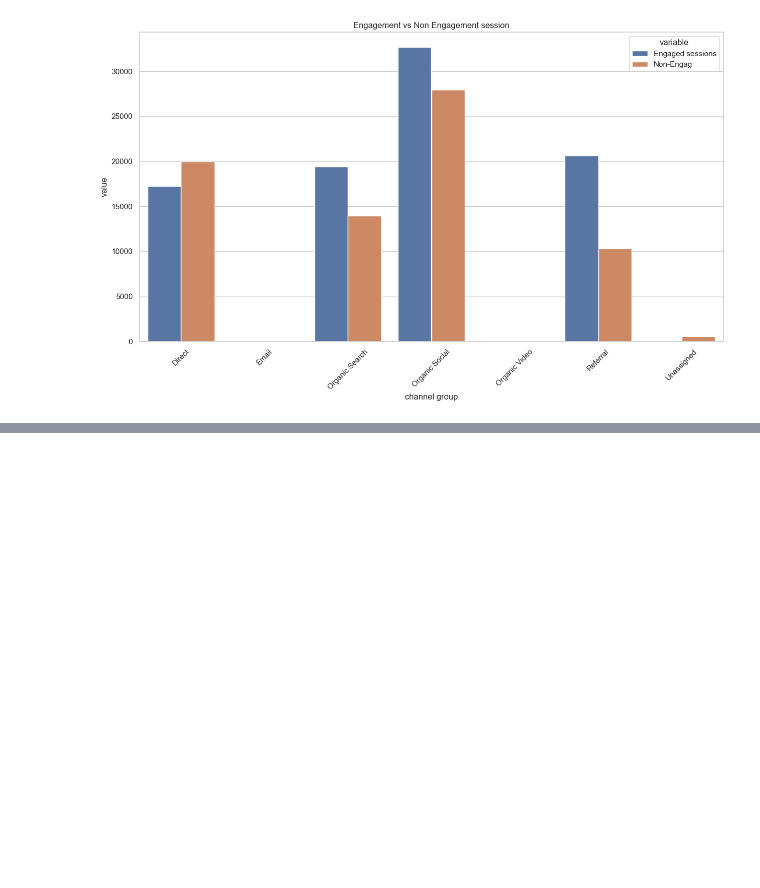
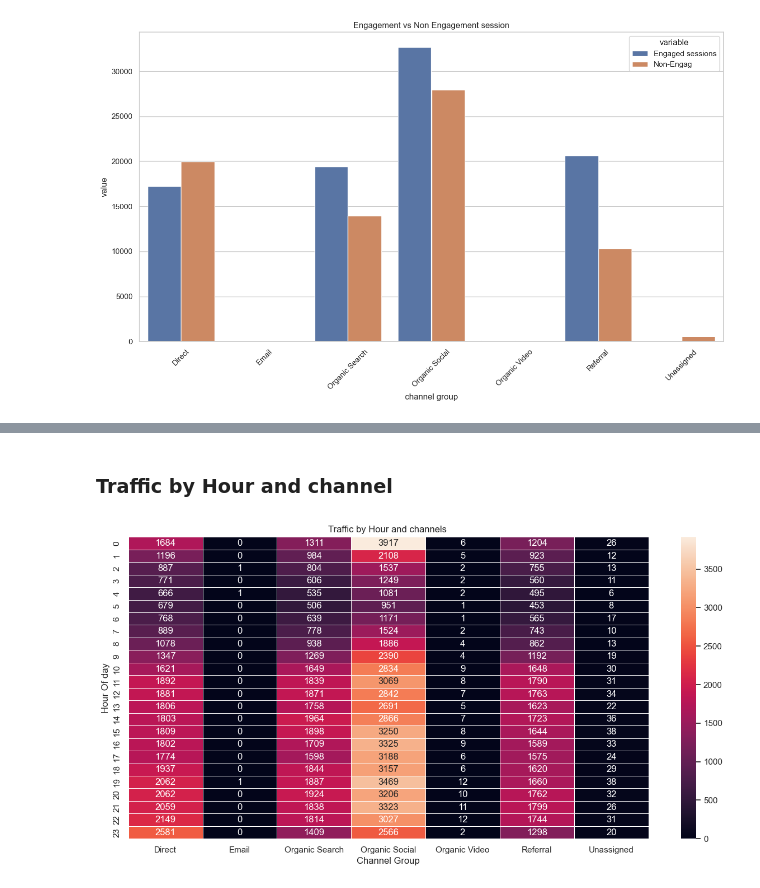
Before and after one commit to Muhammad361738/Data-science-ned, a Jupyter notebook: website-analysis-project/web_analysis.ipynb, the cells around one changed output, grey strips where cells are left out. Cells and saved outputs as stored; diff of their text form; code cells hidden in the pictures; blank space fills up the shorter version.

```diff
--- a/website-analysis-project/web_analysis.ipynb
+++ b/website-analysis-project/web_analysis.ipynb
@@ -182,3 +182,17 @@ df.head()
 | 2 | Direct | 2024-04-17 23:00:00 | 188 | 233 | 115 | 39.939914 | ... |
 | 3 | Organic Social | 2024-04-17 18:00:00 | 187 | 256 | 125 | 32.160156 | ... |
 | 4 | Organic Social | 2024-04-17 20:00:00 | 175 | 221 | 112 | 46.918552 | ... |
+# %% [markdown]
+### Traffic by Hour and channel
+# %%
+heatmap_data = df.groupby(["Hour","channel group",])["Sessions"].sum().unstack().fillna(0)
+
+plt.figure(figsize=(15,7))
+sns.heatmap(heatmap_data  , linewidths=.5 , annot= True , fmt=".0f")
+plt.title("Traffic by Hour and channels ")
+# plt.xticks(rotation=45)
+plt.xlabel("Channel Group")
+plt.ylabel("Hour Of day")
+plt.show()
+# %% [output]
+[figure, added]
```
Also changed, not shown: parts of 3 cells of this notebook, 1 other file.
